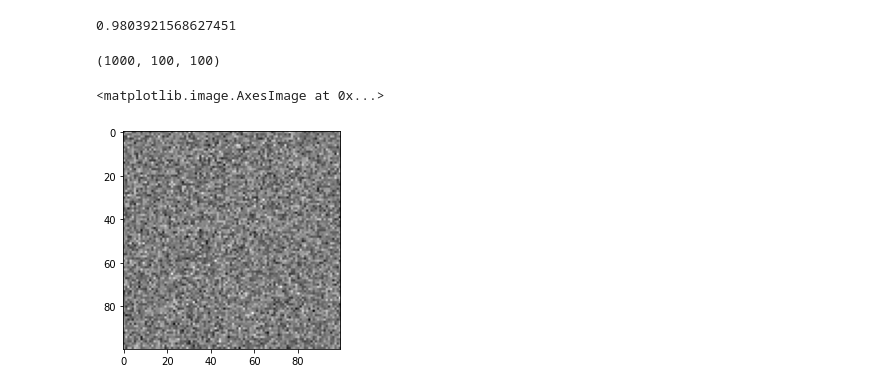
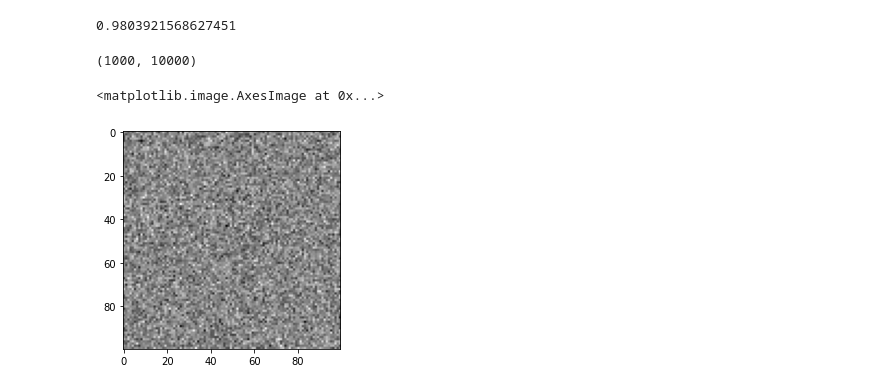
Before and after one commit to swiftlysingh/Learning-Data-Science, a Jupyter notebook: Session-32/Genetic Algo.ipynb, the cells around one changed output. Drawn from its saved outputs; the diff is of its cells as text; code cells hidden in the pictures.

```diff
--- a/Session-32/Genetic Algo.ipynb
+++ b/Session-32/Genetic Algo.ipynb
@@ -13,6 +15,8 @@ plt.imshow(img)
 [figure]
 # %%
 gray = img.mean(axis=2) /255
+# %%
+flatten = gray.flatten()
 # %%
 plt.imshow(gray,cmap="gray")
 # %% [output]
@@ -23,13 +27,13 @@ gray.max()
 # %% [output]
 0.9803921568627451
 # %%
-population = np.random.randn(1000,*gray.shape)
+population = np.random.randn(1000,*flatten.shape)
 # %%
 population.shape
 # %% [output]
-(1000, 100, 100)
+(1000, 10000)
 # %%
-plt.imshow(population[1],cmap="gray")
+plt.imshow(population[1].reshape(*gray.shape),cmap="gray")
 # %% [output]
 <matplotlib.image.AxesImage at 0x...>
-[figure, old version]
+[figure, new version]
```
Also changed, not shown: parts of 2 cells of this notebook, 1 other file.
